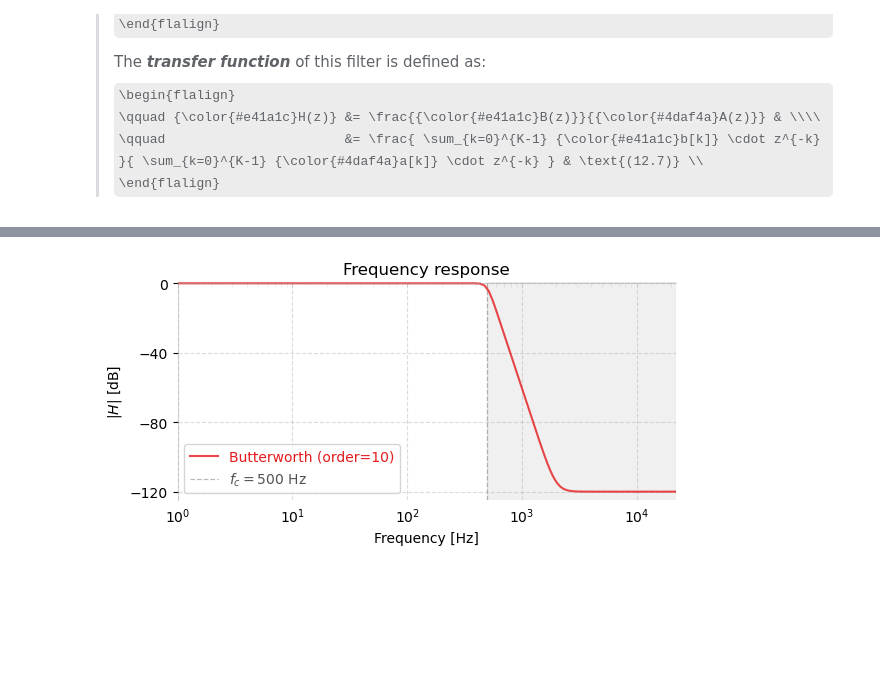
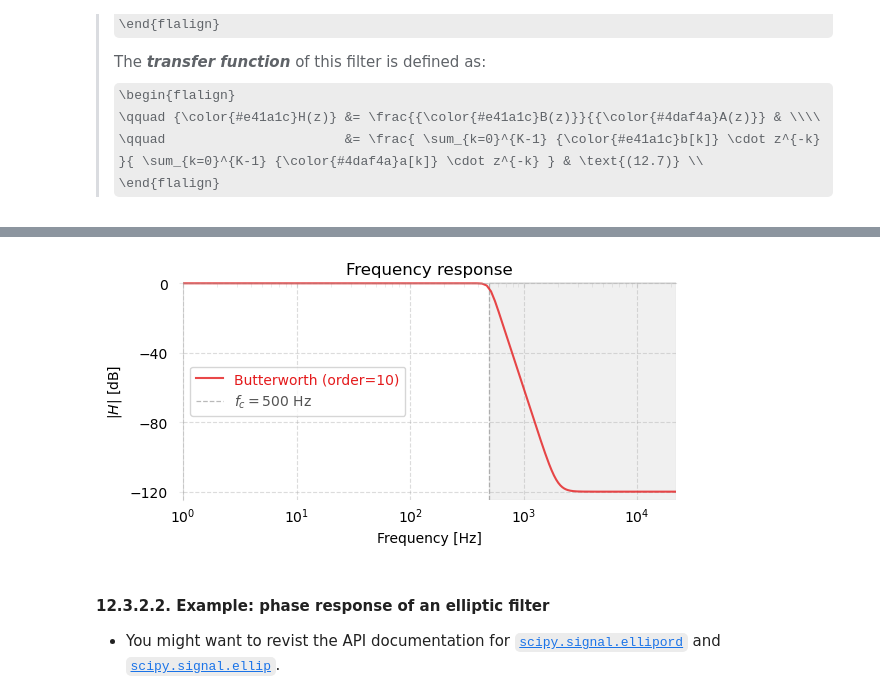
Before and after one commit to buruzaemon/digital-signals-theory, a Jupyter notebook: DST_CH12.ipynb, the cells around one changed output, grey strips where cells are left out. Cells and saved outputs as stored; diff of their text form; code cells hidden in the pictures; some formulas as TeX source; blank space fills up the shorter version.

```diff
--- a/DST_CH12.ipynb
+++ b/DST_CH12.ipynb
@@ -234,28 +237,33 @@ b, a = sp.signal.butter(order, fc, fs=fs)
 
 freq, H = sp.signal.freqz(b, a, fs=fs)
 # %%
+# Fig. 12.3: frequency response for Butterworth filter via scipy.signal.freqz
 fig, ax = plt.subplots(figsize=(6, 3))
 
 ax.grid(linestyle='--', alpha=0.4, color='#A9A9A9')
 # Eliminate upper and right axes
 ax.spines['right'].set_color('none')
 ax.spines['top'].set_color('none')
 ax.spines['left'].set(color='#A9A9A9', alpha=0.4)
 ax.spines['bottom'].set(position='zero', color='#A9A9A9', alpha=0.4)
 
 ax.semilogx(freq, 20 * np.log10(np.abs(H) + 1e-6), label='Butterworth (order=10)', color='#e41a1c', alpha=0.8)
 ax.axvline(fc, zorder=-1, label=r'$f_c = 500$ Hz', linewidth=0.9, color='#525252', linestyle='--', alpha=0.4)
 ax.axvspan(fc, fs/2, color='#737373', alpha=0.1, zorder=-1)
 
-ax.legend(loc='upper right')
 ax.set(xlabel='Frequency [Hz]', ylabel='$|H|$ [dB]', title='Frequency response');
 ax.set(yticks=[0, -40, -80, -120], ylim=[-125., 0.5], xlim=[1., fs/2])#, xticks=[1e-1, fc, fs /2], xlim=[1e-1, fs/2], xticklabels=[0, r'$f_c$', 'Nyquist'])
 ax.tick_params(axis='x', which=u'both', length=3, pad=158, color='#A9A9A940')
+ax.tick_params(axis='y', which=u'both', length=3, pad=8, color='#A9A9A940')
 
 ax.label_outer()
-ax.legend(loc='lower left', labelcolor='linecolor')
+ax.legend(loc='center left', labelcolor='linecolor')
 
 fig.tight_layout()
 plt.show()
 # %% [output]
-[figure, old version]
+[figure, new version]
+# %% [markdown]
+#### 12.3.2.2. Example: phase response of an elliptic filter
+
+* You might want to revist the API documentation for [`scipy.signal.ellipord`](https://docs.scipy.org/doc/scipy-1.16.0/reference/generated/scipy.signal.ellipord.html#ellipord) and [`scipy.signal.ellip`](https://docs.scipy.org/doc/scipy-1.16.0/reference/generated/scipy.signal.ellip.html#ellip).
```
Also changed, not shown: parts of 52 cells of this notebook.
